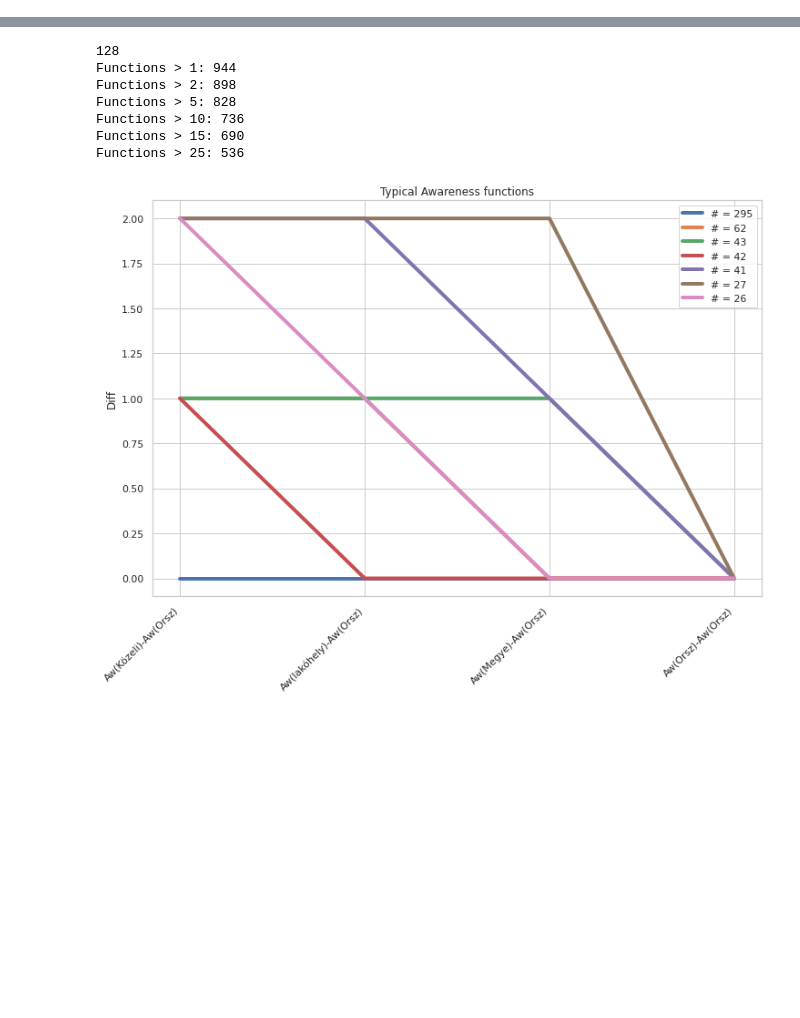
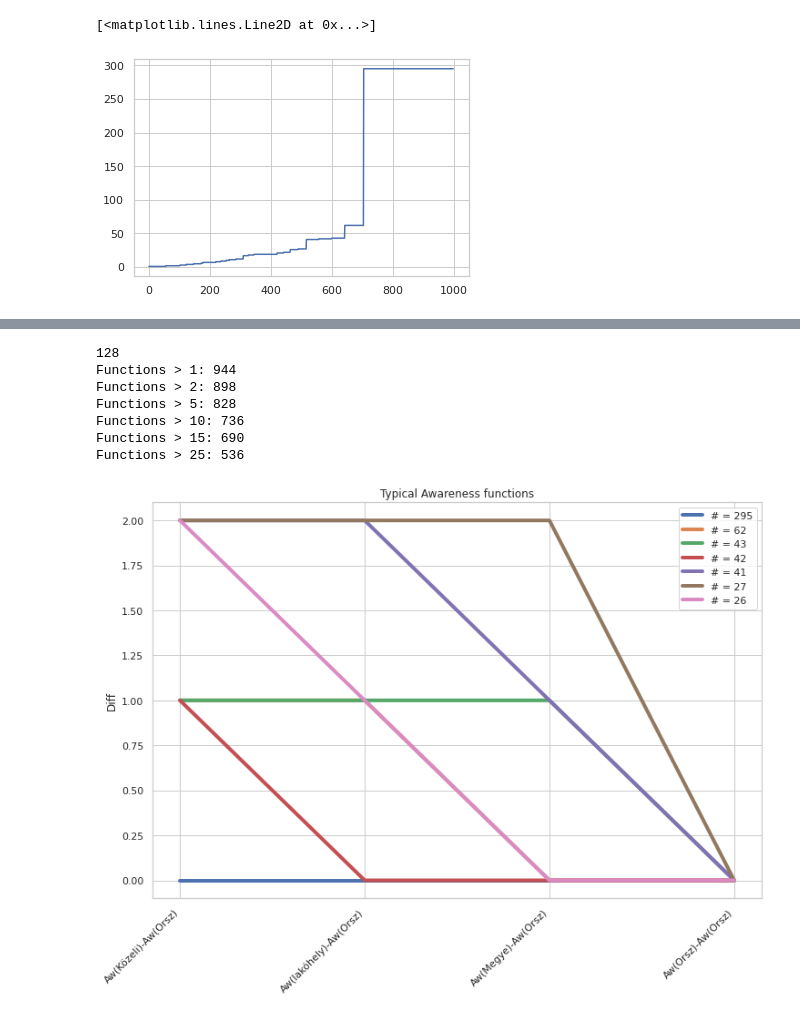
Before and after one commit to dczifra/epidemic_seeding, a Jupyter notebook: scripts/real_data/distance1.ipynb, the cells around one changed output, grey strips where cells are left out. Drawn from its saved outputs; the diff is of its cells as text; code cells hidden in the pictures; blank space fills up the shorter version.

```diff
--- a/scripts/real_data/distance1.ipynb
+++ b/scripts/real_data/distance1.ipynb
@@ -53,0 +77,5 @@ plt.show()
+# %%
+plt.plot(sorted(normed["size"].to_numpy()))
+# %% [output]
+[<matplotlib.lines.Line2D at 0x...>]
+[figure, added]
```
Also changed, not shown: parts of 4 cells of this notebook, 3 other files.
